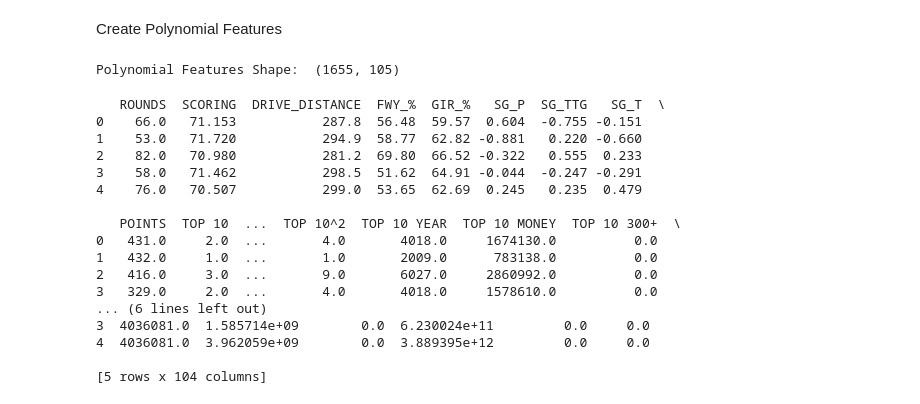
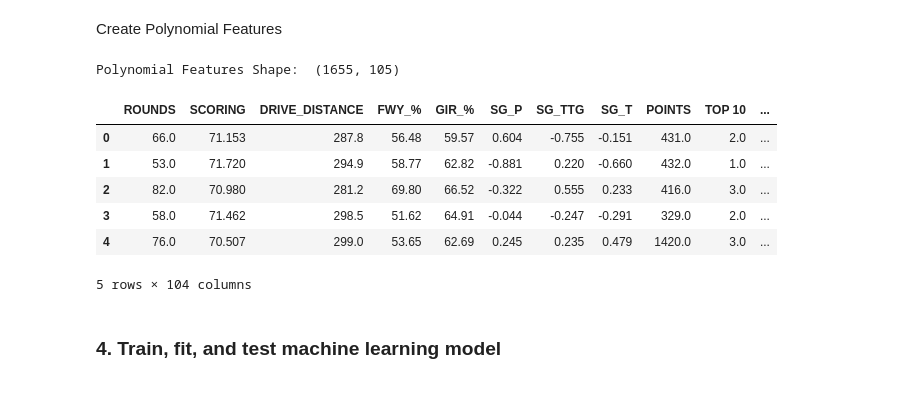
Before and after one commit to filipbagen/golf-performance-analysis, a Jupyter notebook: golf-performance-analysis.ipynb, the cells around one changed output. Cells and saved outputs as stored; diff of their text form; code cells hidden in the pictures.

```diff
--- a/golf-performance-analysis.ipynb
+++ b/golf-performance-analysis.ipynb
@@ -88,22 +92,15 @@ From a rough look at the initial data, the data needs to be cleaned
 # %%
-# Replace empty cells with 0
-df.fillna({'TOP 10': 0, '1ST': 0}, inplace = True)
+# Replace missing values with zero in specific columns where it indicates absence of counts
+df.fillna({'TOP 10': 0, '1ST': 0}, inplace=True)
 
-# Write the header 'Year' in capital letters
-df.rename(columns = {'Year':'YEAR'}, inplace = True)
+# Standardizing column headers
+df.rename(columns={'Year': 'YEAR'}, inplace=True)
 
-# Convert POINTS to integer
-df['POINTS'] = df['POINTS'].astype(str).apply(lambda x: x.replace(',',''))
-df['POINTS'] = df['POINTS'].astype(int)
-
-# Convert TOP 10 to integer
+# Removing formatting and converting data types
+df['POINTS'] = df['POINTS'].astype(str).str.replace(',', '').astype(int)
 df['TOP 10'] = df['TOP 10'].astype(int)
 df['1ST'] = df['1ST'].astype(int)
-
-# Remove the $ and commas in money
-df['MONEY'] = df['MONEY'].astype(str).apply(lambda x: x.replace('$',''))
-df['MONEY'] = df['MONEY'].apply(lambda x: x.replace(',',''))
-df['MONEY'] = df['MONEY'].astype(float).astype(int)
+df['MONEY'] = df['MONEY'].astype(str).replace({'\$': '', ',': ''}, regex=True).astype(float).astype(int)
 # %%
 df.info()
 # %% [output]
@@ -399,47 +425,38 @@ Create Polynomial Features
 # %%
 poly_features = df2.copy()
 
 # Import polynomial feature module
 from sklearn.preprocessing import PolynomialFeatures
 
 # Create polynomial object with degree of 2
 poly_transformer = PolynomialFeatures(degree=2)
 
 # Train the polynomial features on the first 13 columns
 poly_transformer.fit(poly_features.iloc[:, :13])
 
 # Transform the features on the first 13 columns
 poly_features = poly_transformer.transform(poly_features.iloc[:, :13])
 
 # Create a DataFrame from the polynomial features
 # Use get_feature_names_out to retrieve the feature names compatible with your version
 poly_features_df = pd.DataFrame(poly_features, columns=poly_transformer.get_feature_names_out(input_features=df2.columns[:13]))
 
 print('Polynomial Features Shape: ', poly_features_df.shape)
+
+# Assuming poly_features is already a DataFrame from previous steps
+# Remove the first column, which is typically the intercept term consisting of all 1s
+poly_features = pd.DataFrame(poly_features[:, 1:], columns=poly_transformer.get_feature_names_out(df2.columns[:13])[1:])
+
+# Display the first few rows of the DataFrame to verify changes
+poly_features.head()
 # %% [output]
 Polynomial Features Shape:  (1655, 105)
+|  | ROUNDS | SCORING | DRIVE_DISTANCE | FWY_% | GIR_% | SG_P | SG_TTG | SG_T | POINTS | TOP 10 | ... |
+| 0 | 66.0 | 71.153 | 287.8 | 56.48 | 59.57 | 0.604 | -0.755 | -0.151 | 431.0 | 2.0 | ... |
+| 1 | 53.0 | 71.720 | 294.9 | 58.77 | 62.82 | -0.881 | 0.220 | -0.660 | 432.0 | 1.0 | ... |
+| 2 | 82.0 | 70.980 | 281.2 | 69.80 | 66.52 | -0.322 | 0.555 | 0.233 | 416.0 | 3.0 | ... |
+| 3 | 58.0 | 71.462 | 298.5 | 51.62 | 64.91 | -0.044 | -0.247 | -0.291 | 329.0 | 2.0 | ... |
+| 4 | 76.0 | 70.507 | 299.0 | 53.65 | 62.69 | 0.245 | 0.235 | 0.479 | 1420.0 | 3.0 | ... |
+5 rows × 104 columns
-# %%
-# Assuming poly_features is already a DataFrame from previous steps
-# Remove the first column, which is typically the intercept term consisting of all 1s
-poly_features = pd.DataFrame(poly_features[:, 1:], columns=poly_transformer.get_feature_names_out(df2.columns[:13])[1:])
-
-# Display the first few rows of the DataFrame to verify changes
-print(poly_features.head())
-# %% [output]
-   ROUNDS  SCORING  DRIVE_DISTANCE  FWY_%  GIR_%   SG_P  SG_TTG   SG_T  \
-0    66.0   71.153           287.8  56.48  59.57  0.604  -0.755 -0.151
-1    53.0   71.720           294.9  58.77  62.82 -0.881   0.220 -0.660
-2    82.0   70.980           281.2  69.80  66.52 -0.322   0.555  0.233
-3    58.0   71.462           298.5  51.62  64.91 -0.044  -0.247 -0.291
-4    76.0   70.507           299.0  53.65  62.69  0.245   0.235  0.479
-
-   POINTS  TOP 10  ...  TOP 10^2  TOP 10 YEAR  TOP 10 MONEY  TOP 10 300+  \
-0   431.0     2.0  ...       4.0       4018.0     1674130.0          0.0
-1   432.0     1.0  ...       1.0       2009.0      783138.0          0.0
-2   416.0     3.0  ...       9.0       6027.0     2860992.0          0.0
-3   329.0     2.0  ...       4.0       4018.0     1578610.0          0.0
-... (6 lines left out)
-3  4036081.0  1.585714e+09        0.0  6.230024e+11         0.0     0.0
-4  4036081.0  3.962059e+09        0.0  3.889395e+12         0.0     0.0
-
-[5 rows x 104 columns]
+# %% [markdown]
+### 4. <a id='section_4'>Train, fit, and test machine learning model</a>
```
Also changed, not shown: parts of 36 cells of this notebook.
